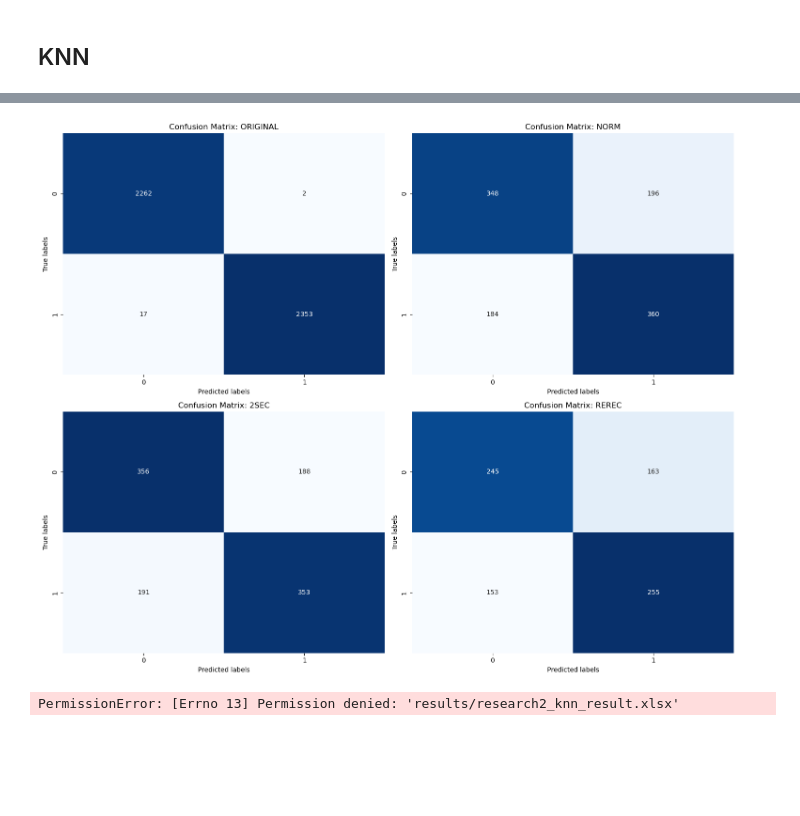
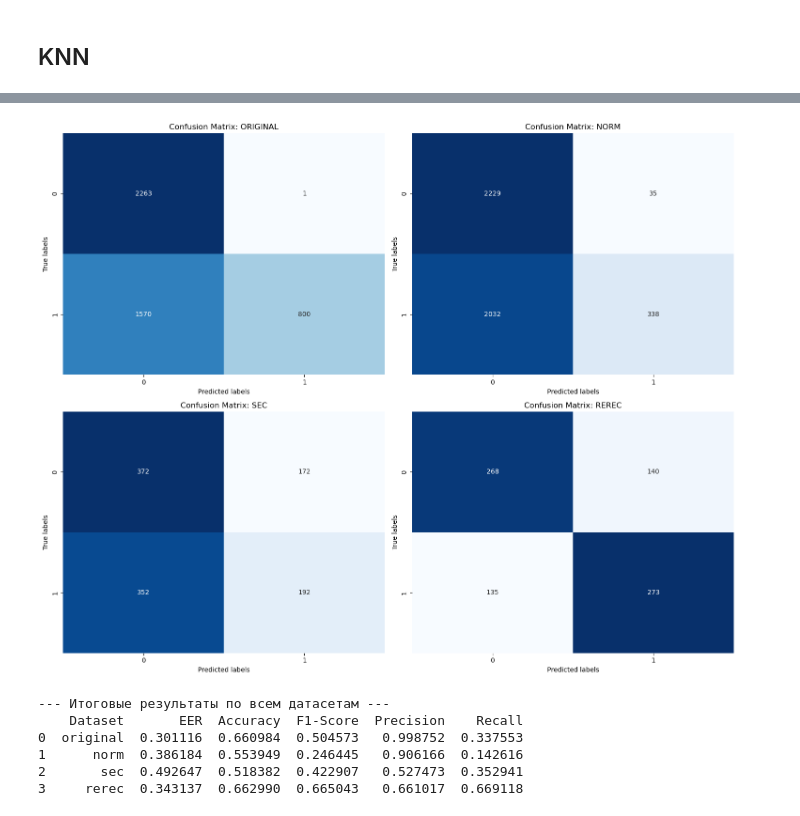
Before and after one commit to kir1ck/AudioDeepfakeDetection_ML, a Jupyter notebook: research2.ipynb, the cells around one changed output, grey strips where cells are left out. Cells and saved outputs as stored; diff of their text form; code cells hidden in the pictures; blank space fills up the shorter version.

```diff
--- a/research2.ipynb
+++ b/research2.ipynb
@@ -399,7 +469,7 @@ def create_objective(X_tr, X_test, y_tr, y_test):
 
     return objective
 # %%
-db_url = "sqlite:///knn_research2.db"
+db_url = "sqlite:///knn_research3.db"
 for name, (X_tr, X_test, y_tr, y_test) in datasets.items():
     print(f"\n>>> Запуск оптимизации для датасета: {name}")
 
@@ -515 +585,8 @@ datasets = {
 }
+# %%
+storage_url = "sqlite:///RF_full3.db"
+summaries = optuna.get_all_study_summaries(storage=storage_url)
+
+print("Найденные исследования в базе:")
+for s in summaries:
+    print(f"- {s.study_name}")
@@ -583,10 +673,10 @@ plt.show()
 final_metrics = []
 
 custom_thresholds = {
-      'original': 0.65,
-      'norm': 0.57,
-      '2sec': 0.62,
-      'rerec': 0.59,
+      'original': 0.46,
+      'norm': 0.535,
+      'sec': 0.3,
+      'rerec': 0.4,
 }
 
 fig, axes = plt.subplots(4,2, figsize=(15,12))
@@ -647,9 +737,9 @@ for i, (name, data) in enumerate(datasets.items()):
 plt.tight_layout()
 plt.show()
 
-# 4. Вывод итоговой сводной таблицы
+# # 4. Вывод итоговой сводной таблицы
 df_results = pd.DataFrame(final_metrics)
-df_results.to_excel('results/research2_rf_result.xlsx')
+# df_results.to_excel('results/research4_rf_result.xlsx')
 print("\n--- Итоговые результаты по всем датасетам ---")
 print(df_results)
 # %% [output]
@@ -770,10 +884,10 @@ plt.show()
 final_metrics = []
 
 custom_thresholds = {
-      'original': 0.25,
-      'norm': 0.35,
-      '2sec': 0.2,
-      'rerec': 0.23,
+      'original': 0.5,
+      'norm': 0.5,
+      'sec': 0.5,
+      'rerec': 0.5,
 }
 
 fig, axes = plt.subplots(4,2, figsize=(15,12))
@@ -836,7 +950,7 @@ plt.show()
 
 # 4. Вывод итоговой сводной таблицы
 df_results = pd.DataFrame(final_metrics)
-df_results.to_excel('results/research2_xgb_result.xlsx')
+df_results.to_excel('results/research4_xgb_result.xlsx')
 print("\n--- Итоговые результаты по всем датасетам ---")
 print(df_results)
 # %% [output]
@@ -937,10 +1054,10 @@ plt.show()
 final_metrics = []
 
 custom_thresholds = {
-      'original': 0.3,
-      'norm': 0.575,
-      '2sec': 0.585,
-      'rerec': 0.66,
+      'original': 0.5,
+      'norm': 0.55,
+      'sec': 0.5,
+      'rerec': 0.55,
 }
 
 fig, axes = plt.subplots(2,2, figsize=(15,12))
@@ -976,33 +1093,38 @@ for i, (name, data) in enumerate(datasets.items()):
     recall = metrics.recall_score(y_test, y_pred_opt)
 
     # Сохраняем метрики в список
     final_metrics.append({
         'Dataset': name,
         'EER': eer,
         'Accuracy': acc,
         'F1-Score': f1,
         'Precision': precision,
         'Recall': recall
     })
 
     # Визуализация Confusion Matrix
     cm = metrics.confusion_matrix(y_test, y_pred_opt)
     sns.heatmap(cm, annot=True, fmt='d', ax=axes[i], cmap='Blues', cbar=False)
     axes[i].set_title(f'Confusion Matrix: {name.upper()}')
     axes[i].set_xlabel('Predicted labels')
     axes[i].set_ylabel('True labels')
 
 
 
 # Корректировка расположения графиков
 plt.tight_layout()
 plt.show()
 
 # 4. Вывод итоговой сводной таблицы
 df_results = pd.DataFrame(final_metrics)
-df_results.to_excel('results/research2_knn_result.xlsx')
+df_results.to_excel('results/research4_knn_result.xlsx')
 print("\n--- Итоговые результаты по всем датасетам ---")
 print(df_results)
 # %% [output]
-[figure, old version]
+[figure, new version]
-PermissionError: [Errno 13] Permission denied: 'results/research2_knn_result.xlsx'
+--- Итоговые результаты по всем датасетам ---
+    Dataset       EER  Accuracy  F1-Score  Precision    Recall
+0  original  0.301116  0.660984  0.504573   0.998752  0.337553
+1      norm  0.386184  0.553949  0.246445   0.906166  0.142616
+2       sec  0.492647  0.518382  0.422907   0.527473  0.352941
+3     rerec  0.343137  0.662990  0.665043   0.661017  0.669118
```
Also changed, not shown: parts of 28 cells of this notebook, 11 other files.
